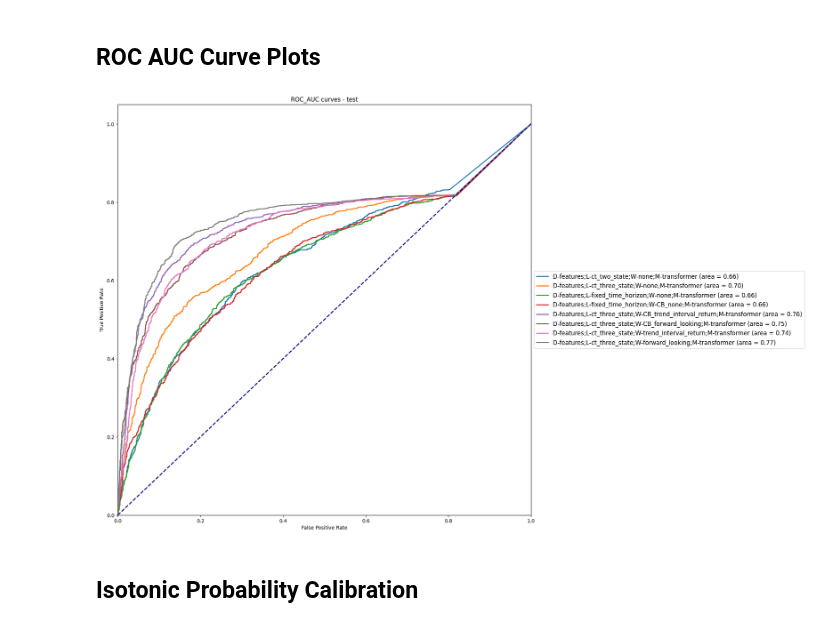
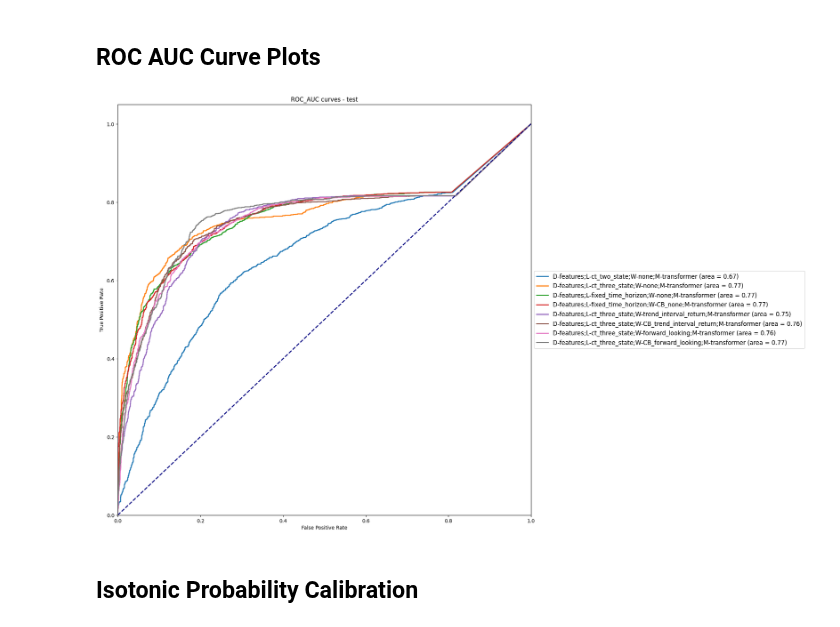
Before and after one commit to MDzaja/MasterThesis, a Jupyter notebook: notebook.ipynb, the cells around one changed output. Drawn from its saved outputs; the diff is of its cells as text; code cells hidden in the pictures.

```diff
--- a/notebook.ipynb
+++ b/notebook.ipynb
@@ -200,12 +202,10 @@ plot_utils.plot_value_occurrences_with_regression(title_list, weights_list, 'Wei
 ## Accuracy, AUC Tables
 # %%
 # Print table with results
-with open('/home/mdzaja/MasterThesis/artifacts/assets/AAPL/models/test_logs/detailed/metrics.json', 'r') as file:
+with open('/home/mdzaja/MasterThesis/artifacts/assets/CL/models/test_logs/2_years-cv_5_folds/metrics.json', 'r') as file:
     metrics = json.load(file)
 
-print('New tests with 150 epochs')
 print('Train data: 2 years, Test data: 2 weeks')
 plot_utils.print_highlighted_LW_table(metrics, 'Accuracy', 'accuracy', 'best_model_test')
 plot_utils.print_highlighted_LW_table(metrics, 'AUC', 'auc', 'best_model_test')
-plot_utils.print_highlighted_LW_table(metrics, 'Cumulative Return', 'cumulative_return', 'best_model_test')
 # %% [output]
@@ -229,9 +231,0 @@ Table for Accuracy:
-# %%
-# Print table with results
-with open('/home/mdzaja/MasterThesis/artifacts/assets/AAPL/models/test_logs/detailed-repeated/metrics.json', 'r') as file:
-    metrics = json.load(file)
-
-print('New tests with 300 epochs')
-plot_utils.print_highlighted_LW_table(metrics, 'Accuracy', 'accuracy', 'best_model_test')
-plot_utils.print_highlighted_LW_table(metrics, 'AUC', 'auc', 'best_model_test')
-plot_utils.print_highlighted_LW_table(metrics, 'Cumulative Return', 'cumulative_return', 'best_model_test')
@@ -256,10 +231,0 @@ Table for AUC:
-# %%
-# Print table with results
-with open('/home/mdzaja/MasterThesis/artifacts/assets/AAPL/models/test_logs/detailed-old_data/metrics.json', 'r') as file:
-    metrics = json.load(file)
-
-print('Old data tests with 150 epochs')
-print('Train data: 3 years, Test data: 2 weeks')
-plot_utils.print_highlighted_LW_table(metrics, 'Accuracy', 'accuracy', 'best_model_test')
-plot_utils.print_highlighted_LW_table(metrics, 'AUC', 'auc', 'best_model_test')
-plot_utils.print_highlighted_LW_table(metrics, 'Cumulative Return', 'cumulative_return', 'best_model_test')
@@ -284,10 +231,0 @@ Table for Accuracy:
-# %%
-# Print table with results
-with open('/home/mdzaja/MasterThesis/artifacts/assets/AAPL/models/test_logs/2_years-1_fold/metrics.json', 'r') as file:
-    metrics = json.load(file)
-
-print('2_years-1_fold')
-print('Train data: 3 years, Test data: 2 weeks')
-plot_utils.print_highlighted_LW_table(metrics, 'Accuracy', 'accuracy', 'best_model_test')
-plot_utils.print_highlighted_LW_table(metrics, 'AUC', 'auc', 'best_model_test')
-plot_utils.print_highlighted_LW_table(metrics, 'Cumulative Return', 'cumulative_return', 'best_model_test')
@@ -388,12 +232,12 @@ Table for AUC:
 # %% [markdown]
 ## ROC AUC Curve Plots
 # %%
-with open("/home/mdzaja/MasterThesis/artifacts/assets/AAPL/models/test_logs/detailed/test_probs.pkl", 'rb') as file:
+with open("/home/mdzaja/MasterThesis/artifacts/assets/CL/models/test_logs/2_years-cv_5_folds/test_probs.pkl", 'rb') as file:
     probs_test_dict = pickle.load(file)
 
 plot_utils.plot_roc_auc_curves(labels_test_dict, probs_test_dict, 'ROC_AUC curves - test', exclude_auc_less_than=0.65)
 # %% [output]
-[figure, old version]
+[figure, new version]
 # %% [markdown]
 ## Isotonic Probability Calibration
 # %%
```
Also changed, not shown: parts of 11 cells of this notebook, 13 other files.
